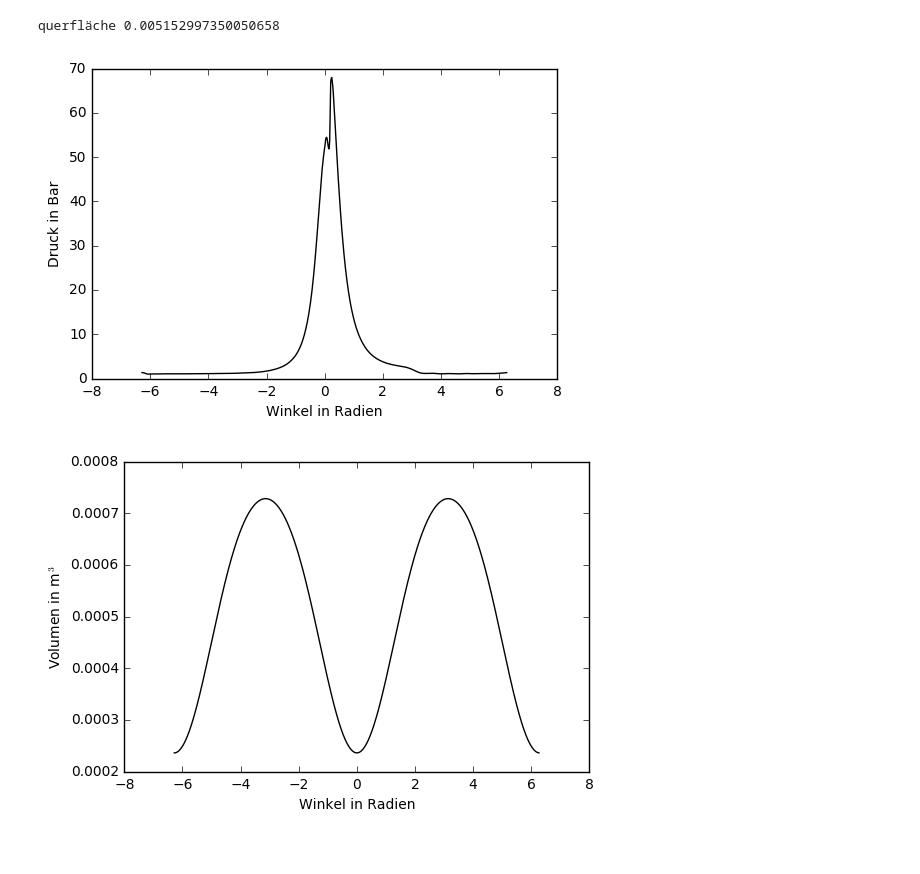
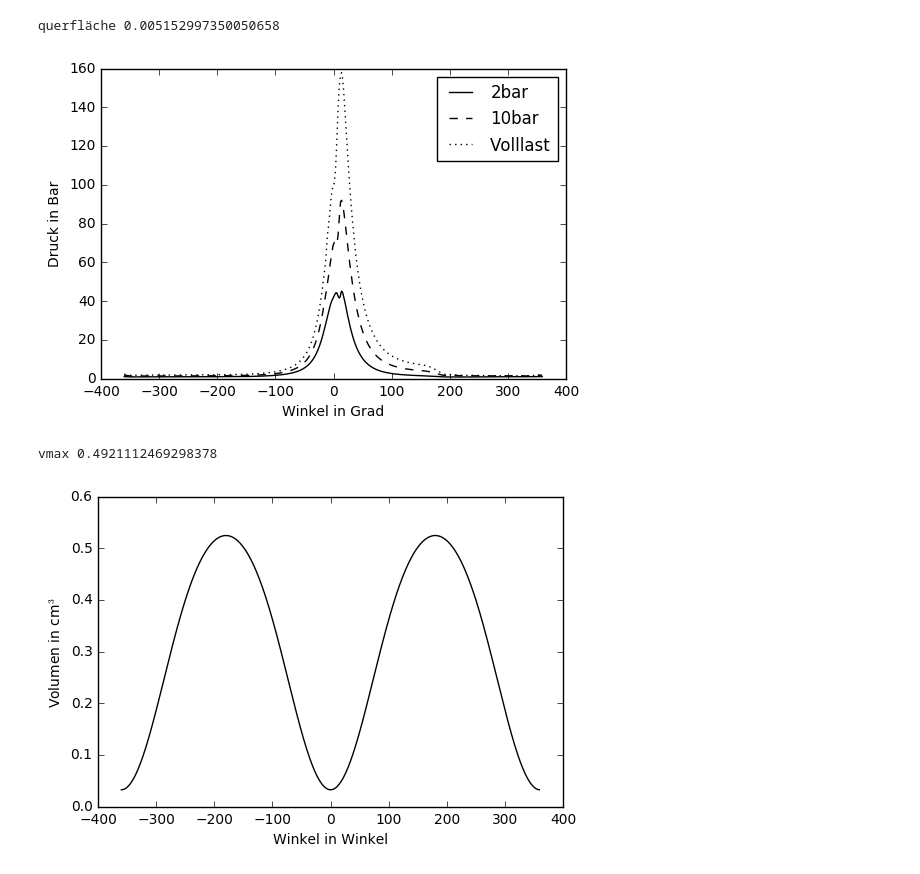
Before and after one commit to BMaxV/Motorkennfeldplot, a Jupyter notebook: main.ipynb, the cells around one changed output. Drawn from its saved outputs; the diff is of its cells as text; code cells hidden in the pictures.

```diff
--- a/main.ipynb
+++ b/main.ipynb
@@ -35,14 +35,8 @@ Bohrung=0.081#m
 A=math.pi*(Bohrung/2)**2 # m
 print("querfläche",A)
 Hubmax=0.0955#m
-Komph=0.0458#m
 
 Vmax=A*Hubmax
-Pmes=[]
-for d in Drehmomente:
-    v=d/Vmax #in Pascal
-    v=v*10**-5 # in bar
-    Pmes.append(v)
 # %% [output]
 querfläche 0.005152997350050658
 # %%
@@ -51,10 +45,11 @@ def convert_phi_to_rad(phi):
     rad=(phi/360)*math.pi*2
     return rad
 
-def get_phis_ps(fn="2014_02_12_b_kalibriert.csv"):
+def get_phis_ps(fn="2bar.csv"):
 
     phis=[]
     ps=[]
+    winkel=[]
     with open(fn,"r") as f:
         f.readline()
         f.readline()#burn the two first, they're just stuff
@@ -62,54 +57,83 @@ def get_phis_ps(fn="2014_02_12_b_kalibriert.csv"):
             line=line[:-2]#remove newline
             line=line.split(",")
             phis.append(convert_phi_to_rad(float(line[0])))#oder den wert oder wie auch immer
+            winkel.append(float(line[0]))
             ps.append(float(line[1])) #ps in bar
-    return phis,ps
+    return phis,winkel,ps
 
-phis,ps=get_phis_ps()
-plt.plot(phis,ps,color="black")
-
-plt.xlabel("Winkel in Radien")
+druckwinkel=[get_phis_ps("2bar.csv"),
+             get_phis_ps("10bar.csv"),
+             get_phis_ps("volllast.csv")]
+c=0
+pair=druckwinkel[0]
+plt.plot(pair[1],pair[2],color="black",label="2bar")
+pair=druckwinkel[1]
+plt.plot(pair[1],pair[2],color="black",linestyle="--",label="10bar")
+pair=druckwinkel[2]
+plt.plot(pair[1],pair[2],color="black",linestyle=":",label="Volllast")
+plt.xlabel("Winkel in Grad")
 plt.ylabel("Druck in Bar")
+plt.legend()
 plt.savefig("DruckWinkel.jpg")
 plt.show()
 plt.clf()
 # %% [output]
-[figure, old version]
+[figure, new version]
 # %%
 
 
 l=144*10**(-3)#in m pleuellänge
 r = Hubmax/2#(Vmax / A*2)
 lambda_s=r/l
 #print(r,l,(Vmax / A*2),lambda_s)
 def Hub(phi):
     #some function
     #fürs erste sollte der Sinus reichen
 
     #dummy funktion
     #h=(Komph+1/2*Hubmax+Hubmax*math.sin(phi+3/2*math.pi))
     h = r * ( (1-math.cos(phi)) + 1/lambda_s * ( 1- (1-lambda_s**2 * math.sin(phi)**2)**0.5 ) )
     #jetzt richtig
     #
-    h+= Komph
+    #h+= Komph
 
     return h
 
 
 #print(phis[0],phis[100],phis[300],phis[700])
 
 Vs=[]
-for phi in phis:
-    V=A*Hub(phi)
+pair=druckwinkel[0]
 
-    Vs.append(V)
-plt.plot(phis,Vs,color="black")
-plt.xlabel("Winkel in Radien")
-plt.ylabel("Volumen in m${^3}$")
+phis,winkel,ps=pair
+c=0
+m=len(phis)
+while c < m:
+    phi=phis[c]
+    w=winkel[c]
+    #print(Hub(phi))
+    V=A*Hub(phi)*1000 #ccm
+    #jetzt nur nohc hubraum
+    V_t=V
+    Vs.append(V_t)
+    c+=1
+
+newvs=[]
+V_max=max(Vs)
+print("vmax",V_max,)
+for v in Vs:
+    newvs.append(v+V_max/15.2)
+Vs=newvs
+#print(Hub(phi))
+#print(A)
+plt.plot(winkel,Vs,color="black")
+plt.xlabel("Winkel in Winkel")
+plt.ylabel("Volumen in cm${^3}$")
 plt.savefig("VolumenWinkel.jpg")
 plt.show()
 
 plt.clf()
 # %% [output]
+vmax 0.4921112469298378
-[figure, old version]
+[figure, new version]
 # %%
```
Also changed, not shown: parts of 8 cells of this notebook, 12 other files.
